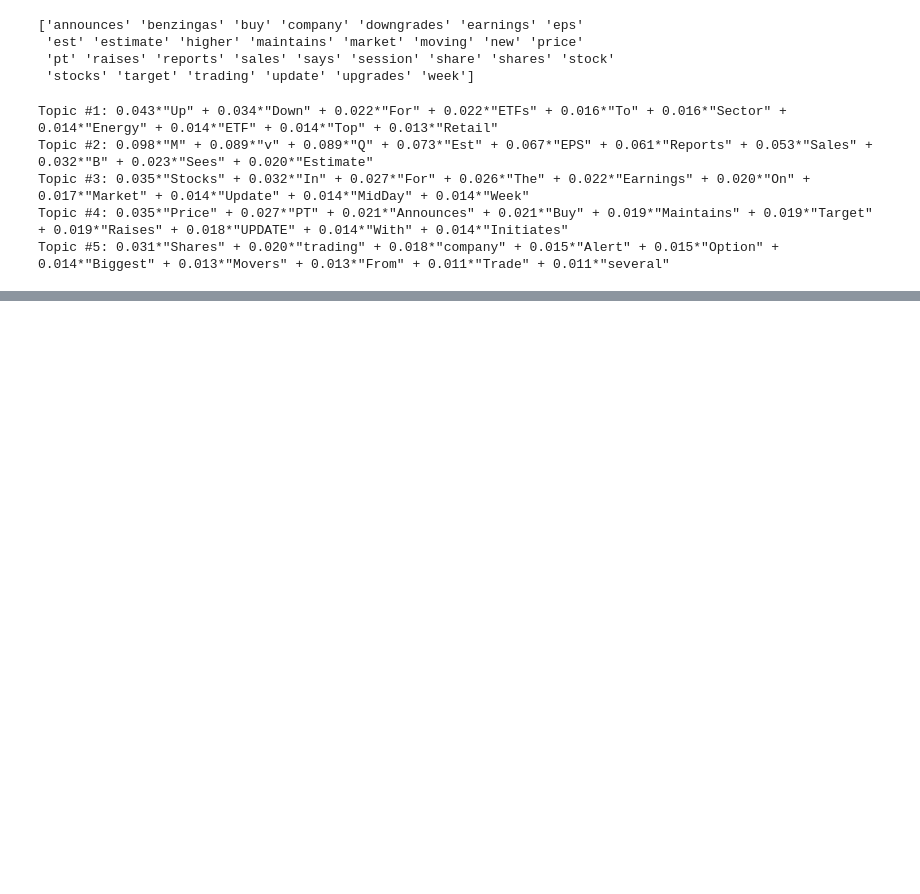
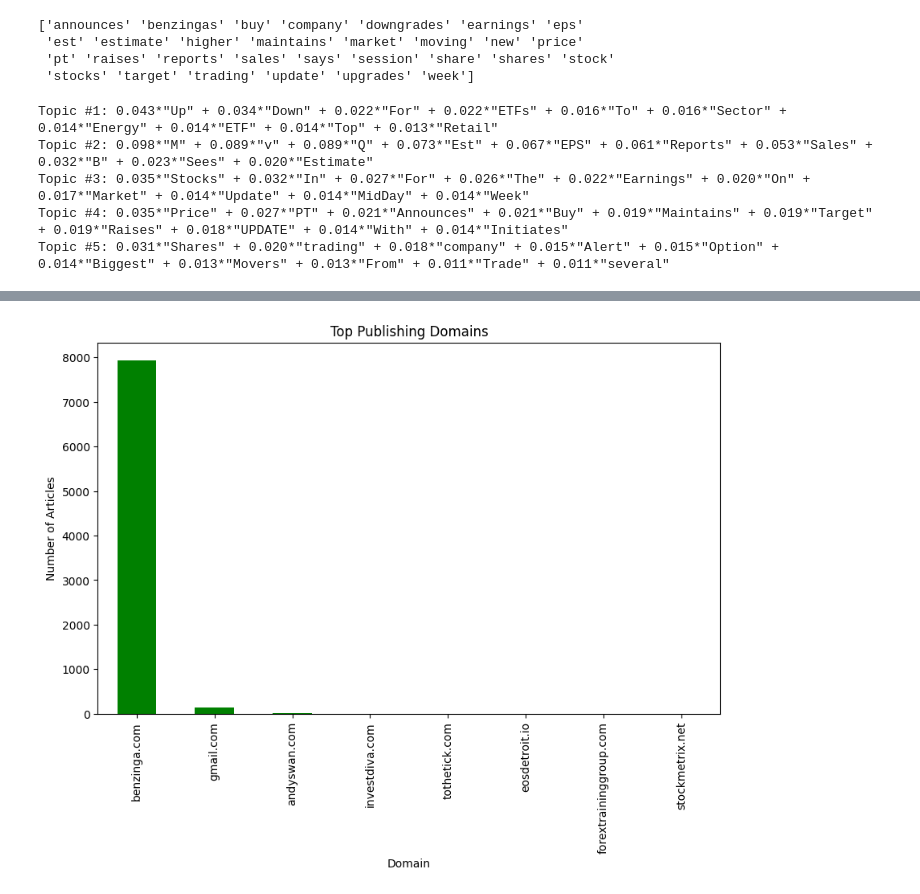
Before and after one commit to Amanzlastt/kifyaw1, a Jupyter notebook: notebooks/Eda.ipynb, the cells around one changed output, grey strips where cells are left out. Cells and saved outputs as stored; diff of their text form; code cells hidden in the pictures; blank space fills up the shorter version.

```diff
--- a/notebooks/Eda.ipynb
+++ b/notebooks/Eda.ipynb
@@ -347,0 +277,15 @@ plt.show()
+# %%
+import re
+
+# Extract domain from email-like publisher names
+def extract_domain(email):
+    match = re.search(r'@(\w+\.\w+)', email)
+    return match.group(1) if match else 'unknown'
+
+df_trans['publisher_domain'] = df_trans['publisher'].apply(extract_domain)
+
+# Group by domain and count
+domain_counts = df_trans['publisher_domain'].value_counts()
+
+# Display top 10 domains
+print(domain_counts.head(10))
@@ -347,0 +304,9 @@ plt.show()
+# %%
+# Plot domains
+domain_counts.head(10)[1:].plot(kind='bar', figsize=(10, 6), color='green')
+plt.title("Top Publishing Domains")
+plt.xlabel("Domain")
+plt.ylabel("Number of Articles")
+plt.show()
+# %% [output]
+[figure, added]
```
Also changed, not shown: parts of 19 cells of this notebook.
